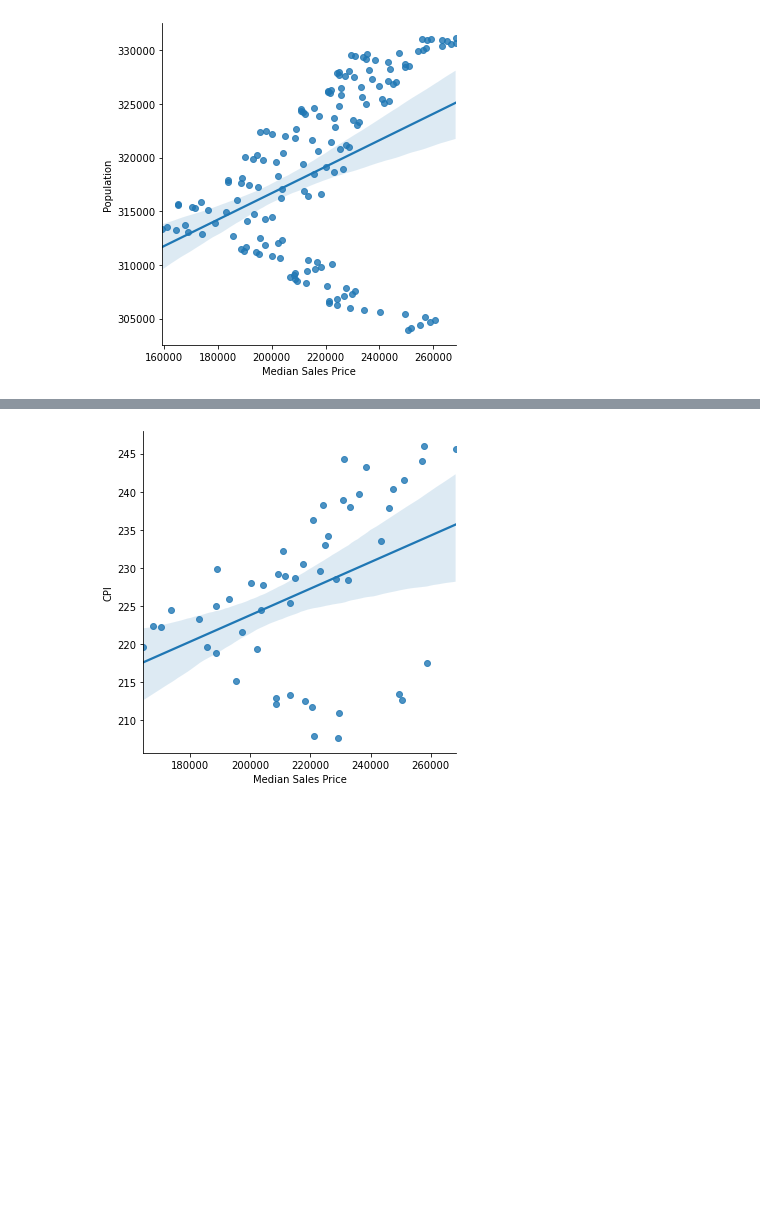
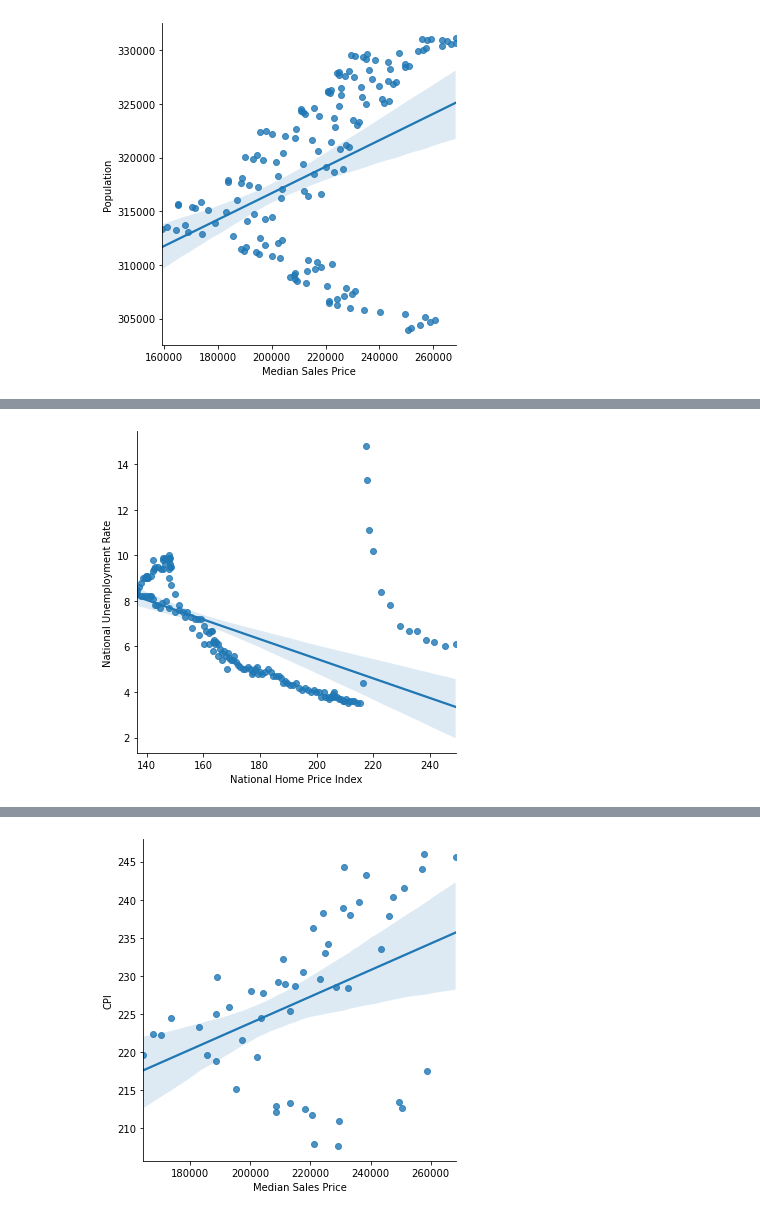
Before and after one commit to dwaehner27/Chicago-Real-Estate, a Jupyter notebook: Chicago2.0.ipynb, the cells around one changed output, grey strips where cells are left out. Cells and saved outputs as stored; diff of their text form; code cells hidden in the pictures; blank space fills up the shorter version.

```diff
--- a/Chicago2.0.ipynb
+++ b/Chicago2.0.ipynb
@@ -223,0 +232,4 @@ sns.lmplot(x="Median Sales Price", y="Population", data=dfmonthly08);
+# %%
+sns.lmplot(x="National Home Price Index", y="National Unemployment Rate", data=dfmonthly08);
+# %% [output]
+[figure, added]
```
Also changed, not shown: parts of 3 cells of this notebook.
